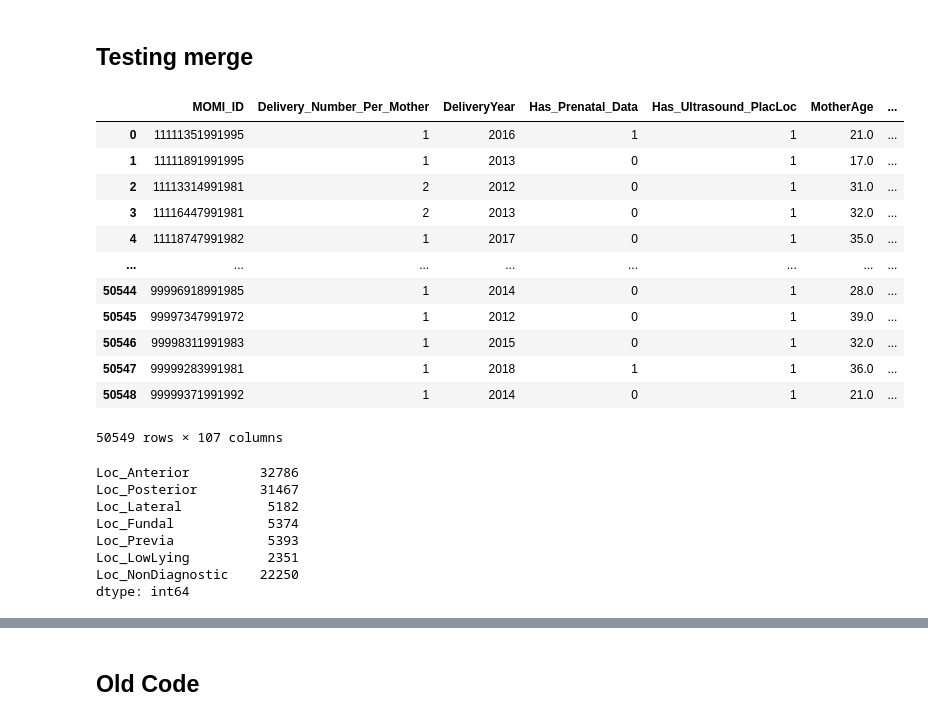
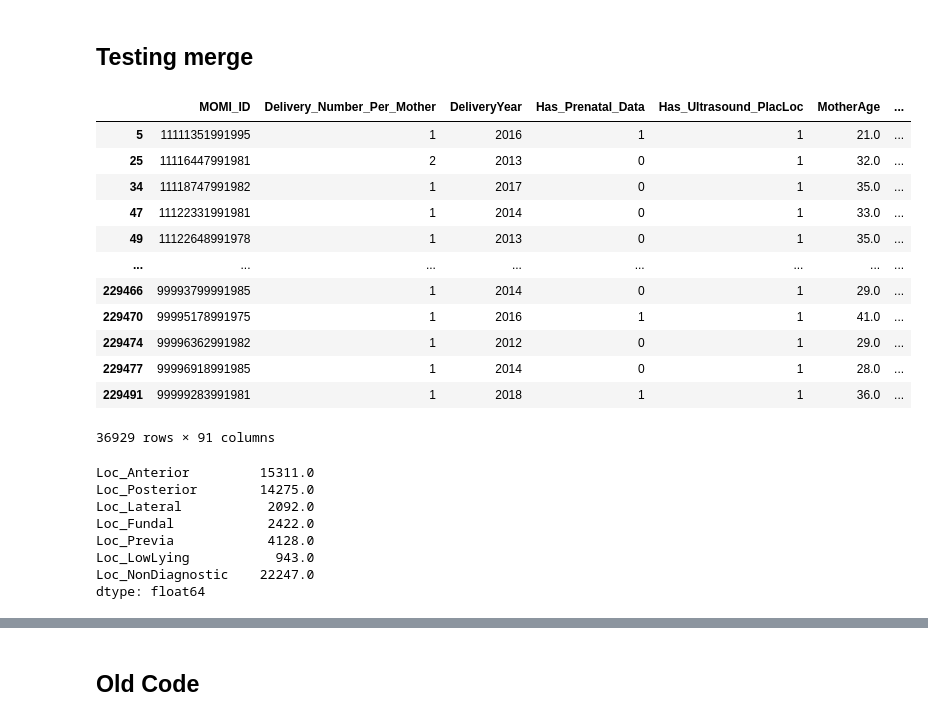
Before and after one commit to rachellb/Bennett_OUDSA5900, a Jupyter notebook: Descriptions/Momi Test.ipynb, the cells around one changed output, grey strips where cells are left out. Cells and saved outputs as stored; diff of their text form; code cells hidden in the pictures.

Commit message:
Updating ultrasound code

```diff
--- a/Descriptions/Momi Test.ipynb
+++ b/Descriptions/Momi Test.ipynb
@@ -8,7 +8,7 @@ from matplotlib import pyplot as plt
 import matplotlib.pyplot as plt
 from sklearn.preprocessing import MinMaxScaler, StandardScaler, OneHotEncoder
 # %%
-system = 'windows'
+system = 'linux'
 
 # Prenatal Data
 parent = os.path.dirname(os.getcwd())
@@ -58,7 +58,7 @@ momi['InfSex'] = np.where(momi['InfSex'] == 'f', 'F', momi['InfSex'])
 prenatal.drop(prenatal[prenatal['DELWKSGT'].isnull()].index, inplace=True)
 prenatal.drop(prenatal[prenatal['PNV_Total_Number'].isnull()].index, inplace=True)
 
-
+"""
 insuranceMap = {1: 'MedicalAssistance',
                 2: 'PrivateInsurance',
                 3: 'Self-pay'}
@@ -215,7 +215,7 @@ anoAnoMap = {0: 'None',
 
 momi['ICNSANAT'] = momi['ICNSANAT'].map(anoAnoMap)
 
-
+"""
 
 # Ordinal Encoding Education
 education_map = {'8th grade or less': 1,
@@ -231,6 +231,7 @@ education_map = {'8th grade or less': 1,
 momi['DadEducation_State'] = momi['DadEducation_State'].map(education_map)
 
 momi['MomEducation_State'] = momi['MomEducation_State'].map(education_map)
+
 
 # Renaming Race variables for easier comparison
 raceMap = {'B': 'AfricanAmerican', 'C': "Chinese", 'D': "Declined",
@@ -310,7 +311,7 @@ momi.rename(columns={"DMOMAGE": "MotherAge", "FatherAge_State": "FatherAge", "DF
                      "Alcohol_a": 'Drinks/Week'}, inplace=True)
 
 # Dropping variables with more than 20% missing values
-#momi = momi.loc[:, momi.isnull().mean() < .20]
+momi = momi.loc[:, momi.isnull().mean() < .20]
 
 # Joining the momi data with the prenatal data - we want women who never had preeclampsia and first incidence of
 # preeclampsia, nothing else
@@ -438,32 +439,34 @@ momi.drop_duplicates(subset=['MOMI_ID', 'Delivery_Number_Per_Mother'], inplace=T
 testMerge = pd.merge(momi,ultragroup[['MOMI_ID', 'Delivery_Number_Per_Mother', 'Loc_Anterior', 'Loc_Posterior',
        'Loc_Lateral', 'Loc_Fundal', 'Loc_Previa',
        'Loc_LowLying', 'Loc_NonDiagnostic']],on=['MOMI_ID', 'Delivery_Number_Per_Mother'], how='left')
-# %%
-testMerge
-# %% [output]
-|  | MOMI_ID | Delivery_Number_Per_Mother | DeliveryYear | Has_Prenatal_Data | Has_Ultrasound_PlacLoc | MotherAge | ... |
-| 0 | 11111351991995 | 1 | 2016 | 1 | 1 | 21.0 | ... |
-| 1 | 11111891991995 | 1 | 2013 | 0 | 1 | 17.0 | ... |
-| 2 | 11113314991981 | 2 | 2012 | 0 | 1 | 31.0 | ... |
-| 3 | 11116447991981 | 2 | 2013 | 0 | 1 | 32.0 | ... |
-| 4 | 11118747991982 | 1 | 2017 | 0 | 1 | 35.0 | ... |
-| ... | ... | ... | ... | ... | ... | ... | ... |
-| 50544 | 99996918991985 | 1 | 2014 | 0 | 1 | 28.0 | ... |
-| 50545 | 99997347991972 | 1 | 2012 | 0 | 1 | 39.0 | ... |
-| 50546 | 99998311991983 | 1 | 2015 | 0 | 1 | 32.0 | ... |
-| 50547 | 99999283991981 | 1 | 2018 | 1 | 1 | 36.0 | ... |
-| 50548 | 99999371991992 | 1 | 2014 | 0 | 1 | 21.0 | ... |
-50549 rows × 107 columns
+# %%
+testMerge.dropna(subset=['Loc_Anterior', 'Loc_Posterior',
+       'Loc_Lateral', 'Loc_Fundal', 'Loc_Previa',
+       'Loc_LowLying', 'Loc_NonDiagnostic'])
+# %% [output]
+|  | MOMI_ID | Delivery_Number_Per_Mother | DeliveryYear | Has_Prenatal_Data | Has_Ultrasound_PlacLoc | MotherAge | ... |
+| 5 | 11111351991995 | 1 | 2016 | 1 | 1 | 21.0 | ... |
+| 25 | 11116447991981 | 2 | 2013 | 0 | 1 | 32.0 | ... |
+| 34 | 11118747991982 | 1 | 2017 | 0 | 1 | 35.0 | ... |
+| 47 | 11122331991981 | 1 | 2014 | 0 | 1 | 33.0 | ... |
+| 49 | 11122648991978 | 1 | 2013 | 0 | 1 | 35.0 | ... |
+| ... | ... | ... | ... | ... | ... | ... | ... |
+| 229466 | 99993799991985 | 1 | 2014 | 0 | 1 | 29.0 | ... |
+| 229470 | 99995178991975 | 1 | 2016 | 1 | 1 | 41.0 | ... |
+| 229474 | 99996362991982 | 1 | 2012 | 0 | 1 | 29.0 | ... |
+| 229477 | 99996918991985 | 1 | 2014 | 0 | 1 | 28.0 | ... |
+| 229491 | 99999283991981 | 1 | 2018 | 1 | 1 | 36.0 | ... |
+36929 rows × 91 columns
 # %%
 testMerge[['Loc_Anterior', 'Loc_Posterior',
        'Loc_Lateral', 'Loc_Fundal', 'Loc_Previa',
        'Loc_LowLying', 'Loc_NonDiagnostic']].sum()
 # %% [output]
-Loc_Anterior         32786
-Loc_Posterior        31467
-Loc_Lateral           5182
-Loc_Fundal            5374
-Loc_Previa            5393
-Loc_LowLying          2351
-Loc_NonDiagnostic    22250
-dtype: int64
+Loc_Anterior         15311.0
+Loc_Posterior        14275.0
+Loc_Lateral           2092.0
+Loc_Fundal            2422.0
+Loc_Previa            4128.0
+Loc_LowLying           943.0
+Loc_NonDiagnostic    22247.0
+dtype: float64
```
Also changed, not shown: parts of 3 cells of this notebook, 4 other files.
